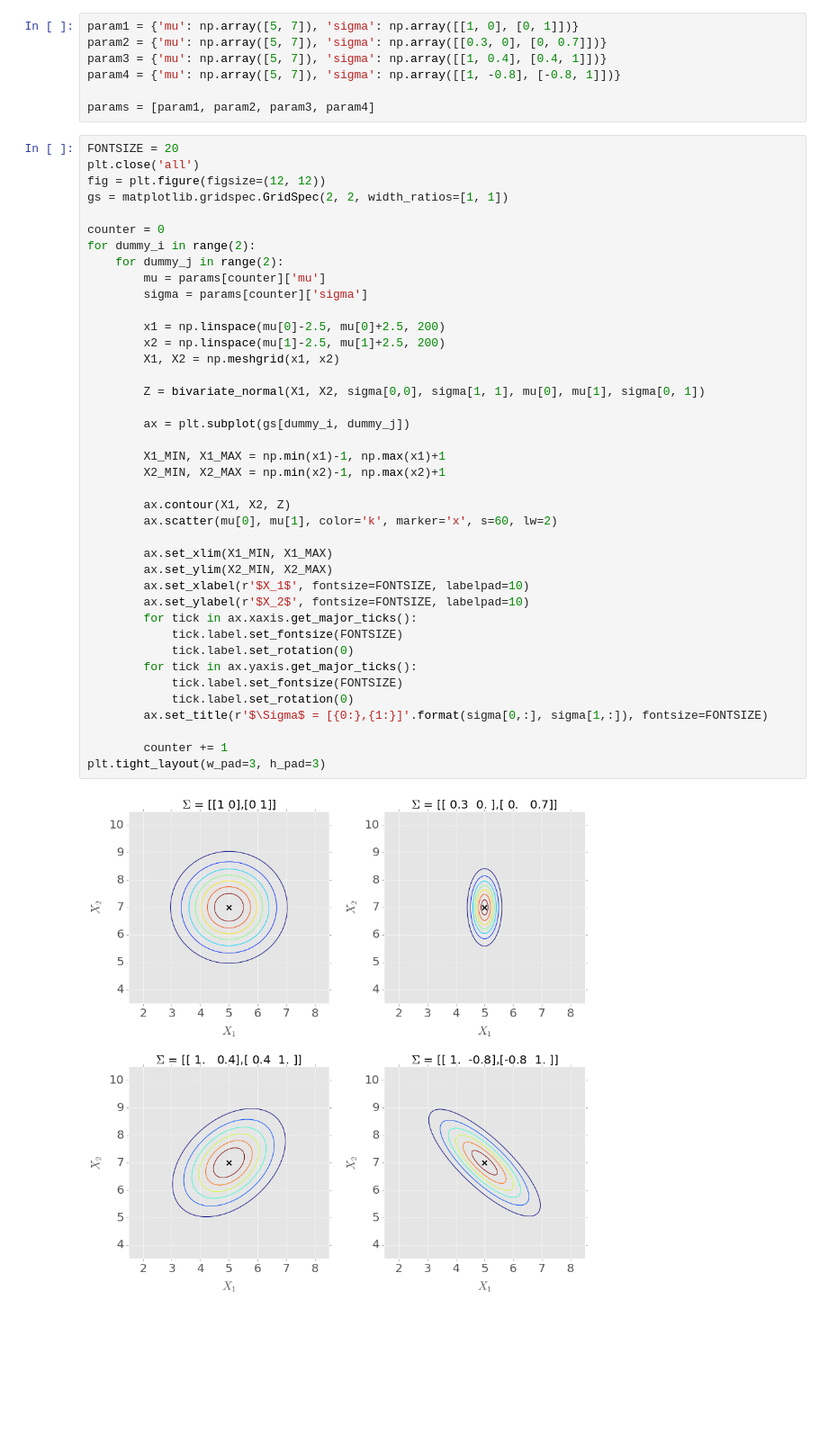
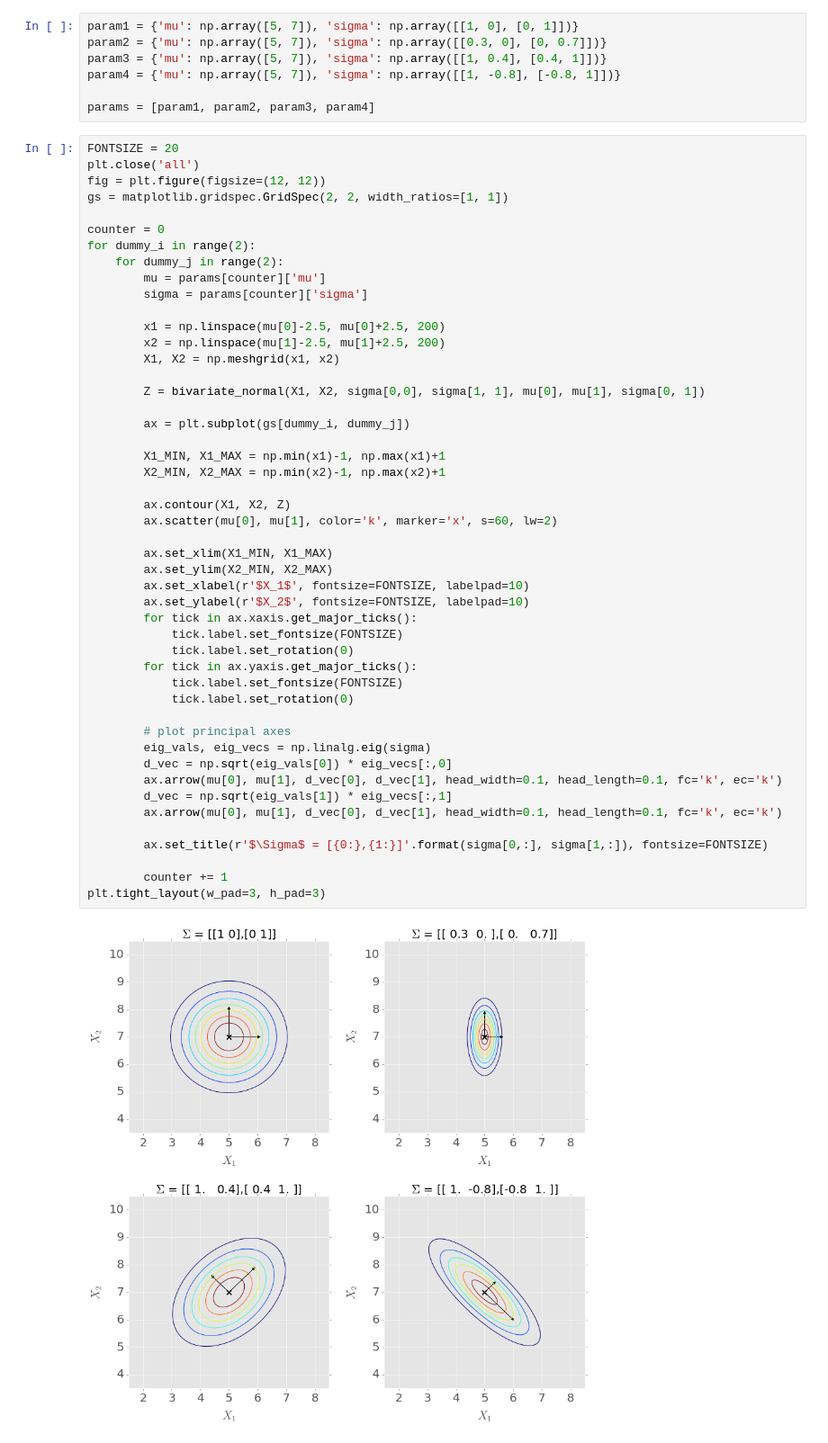
Before and after one commit to cheng-w-liu/computational-notes, a Jupyter notebook: notebooks/plot_bivariate_normal.ipynb, the cells around one changed output. Shown at 90% size. Drawn from its saved outputs; the diff is of its cells as text; blank space fills up the shorter version.

Commit message:
added principal axes to the plots

```diff
--- a/notebooks/plot_bivariate_normal.ipynb
+++ b/notebooks/plot_bivariate_normal.ipynb
@@ -36,31 +36,39 @@ for dummy_i in range(2):
 
         x1 = np.linspace(mu[0]-2.5, mu[0]+2.5, 200)
         x2 = np.linspace(mu[1]-2.5, mu[1]+2.5, 200)
         X1, X2 = np.meshgrid(x1, x2)
 
         Z = bivariate_normal(X1, X2, sigma[0,0], sigma[1, 1], mu[0], mu[1], sigma[0, 1])
 
         ax = plt.subplot(gs[dummy_i, dummy_j])
 
         X1_MIN, X1_MAX = np.min(x1)-1, np.max(x1)+1
         X2_MIN, X2_MAX = np.min(x2)-1, np.max(x2)+1
 
         ax.contour(X1, X2, Z)
         ax.scatter(mu[0], mu[1], color='k', marker='x', s=60, lw=2)
 
         ax.set_xlim(X1_MIN, X1_MAX)
         ax.set_ylim(X2_MIN, X2_MAX)
         ax.set_xlabel(r'$X_1$', fontsize=FONTSIZE, labelpad=10)
         ax.set_ylabel(r'$X_2$', fontsize=FONTSIZE, labelpad=10)
         for tick in ax.xaxis.get_major_ticks():
             tick.label.set_fontsize(FONTSIZE)
             tick.label.set_rotation(0)
         for tick in ax.yaxis.get_major_ticks():
             tick.label.set_fontsize(FONTSIZE)
             tick.label.set_rotation(0)
+
+        # plot principal axes
+        eig_vals, eig_vecs = np.linalg.eig(sigma)
+        d_vec = np.sqrt(eig_vals[0]) * eig_vecs[:,0]
+        ax.arrow(mu[0], mu[1], d_vec[0], d_vec[1], head_width=0.1, head_length=0.1, fc='k', ec='k')
+        d_vec = np.sqrt(eig_vals[1]) * eig_vecs[:,1]
+        ax.arrow(mu[0], mu[1], d_vec[0], d_vec[1], head_width=0.1, head_length=0.1, fc='k', ec='k')
+
         ax.set_title(r'$\Sigma$ = [{0:},{1:}]'.format(sigma[0,:], sigma[1,:]), fontsize=FONTSIZE)
 
         counter += 1
 plt.tight_layout(w_pad=3, h_pad=3)
 # %% [output]
-[figure, old version]
+[figure, new version]
```
Also changed, not shown: 1 other file.
